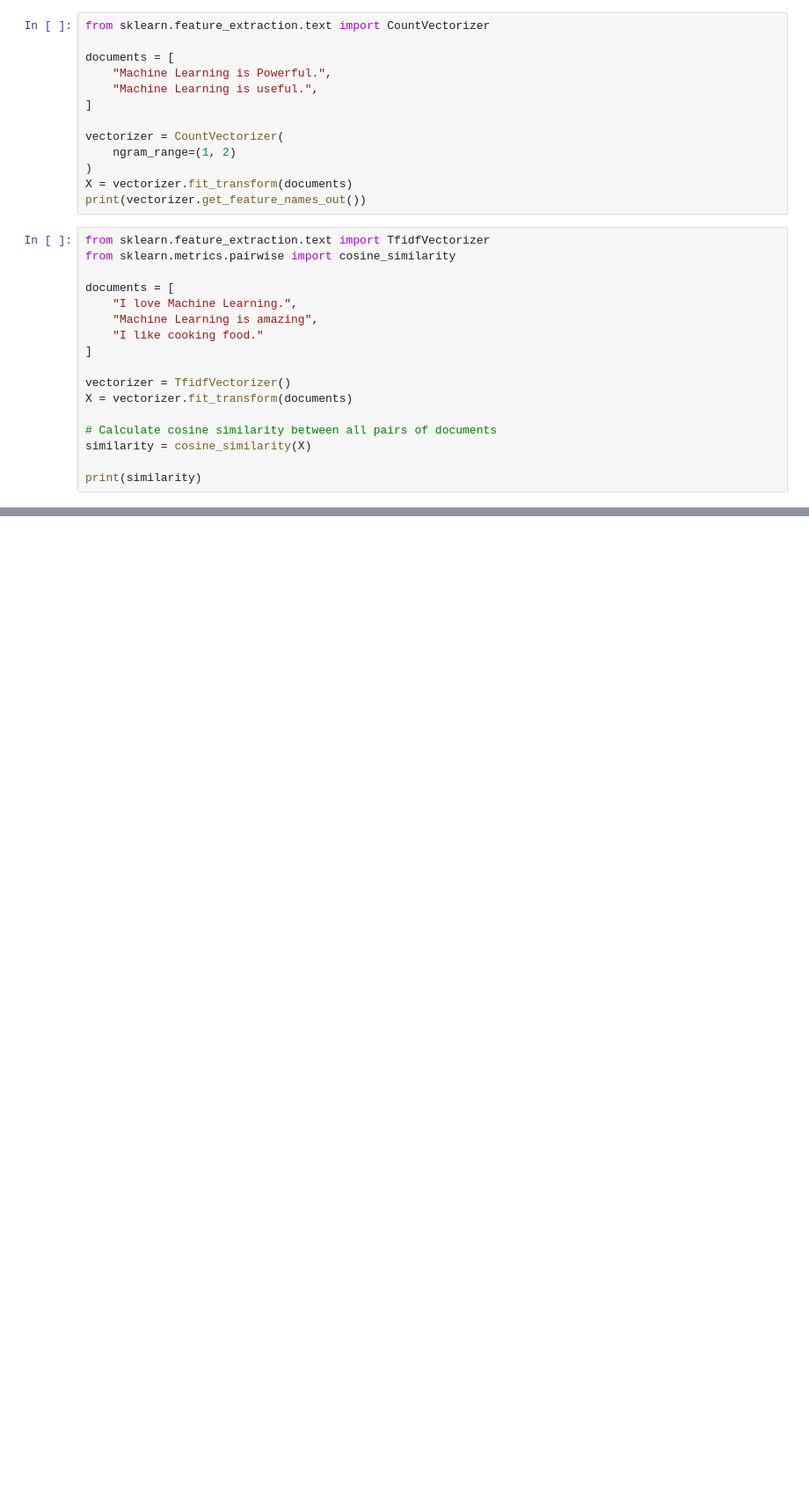
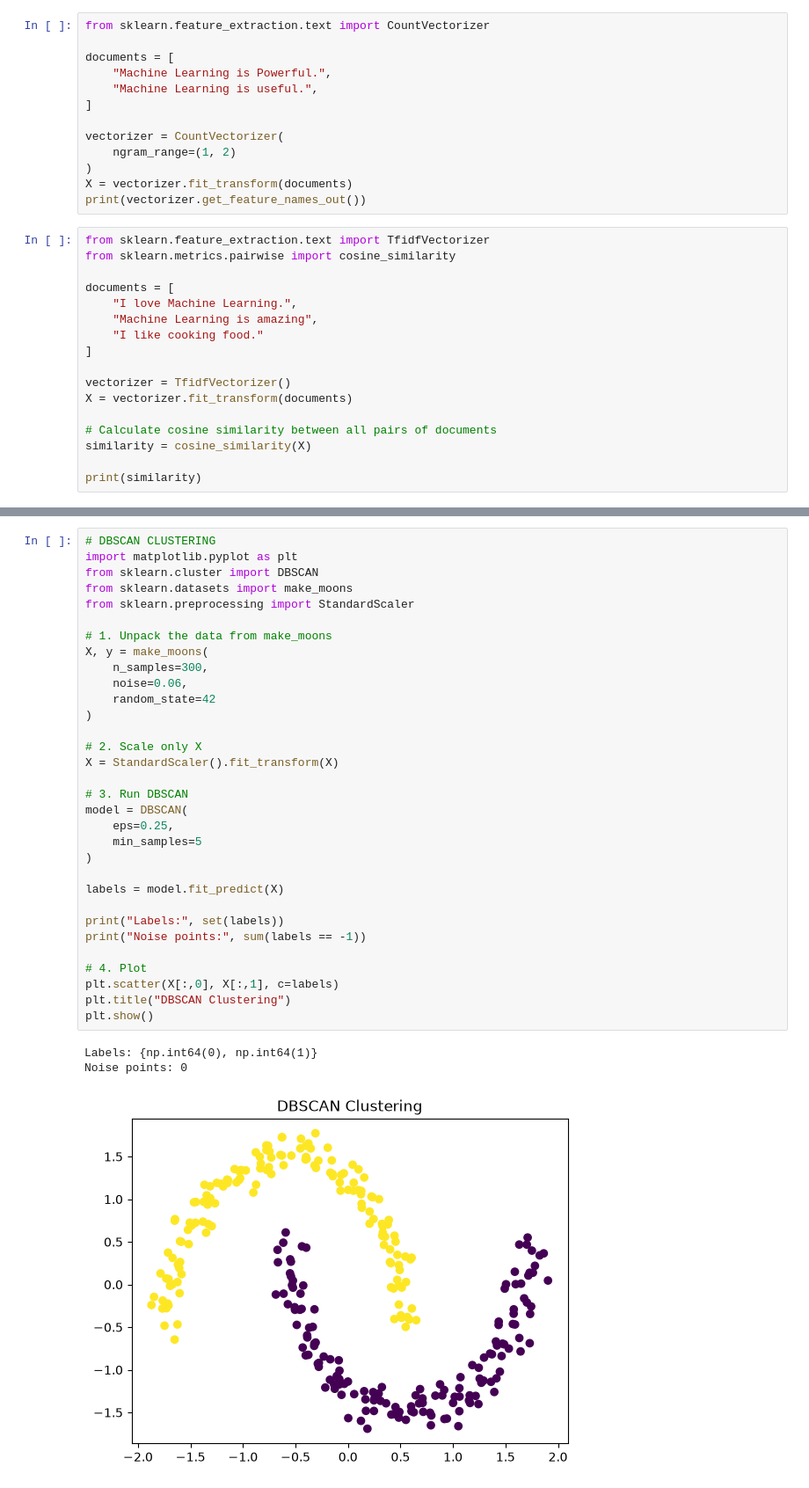
Before and after one commit to moneem-hub/AIML, a Jupyter notebook: ClassPractice.ipynb, the cells around one changed output, grey strips where cells are left out. Shown at 88% size. Drawn from its saved outputs; the diff is of its cells as text; blank space fills up the shorter version.

```diff
--- a/ClassPractice.ipynb
+++ b/ClassPractice.ipynb
@@ -916,0 +1084,36 @@ print(similarity)
+# %%
+# DBSCAN CLUSTERING
+import matplotlib.pyplot as plt
+from sklearn.cluster import DBSCAN
+from sklearn.datasets import make_moons
+from sklearn.preprocessing import StandardScaler
+
+# 1. Unpack the data from make_moons
+X, y = make_moons(
+    n_samples=300,
+    noise=0.06,
+    random_state=42
+)
+
+# 2. Scale only X
+X = StandardScaler().fit_transform(X)
+
+# 3. Run DBSCAN
+model = DBSCAN(
+    eps=0.25,
+    min_samples=5
+)
+
+labels = model.fit_predict(X)
+
+print("Labels:", set(labels))
+print("Noise points:", sum(labels == -1))
+
+# 4. Plot
+plt.scatter(X[:,0], X[:,1], c=labels)
+plt.title("DBSCAN Clustering")
+plt.show()
+# %% [output]
+Labels: {np.int64(0), np.int64(1)}
+Noise points: 0
+[figure, added]
```
Also changed, not shown: parts of 18 cells of this notebook.
